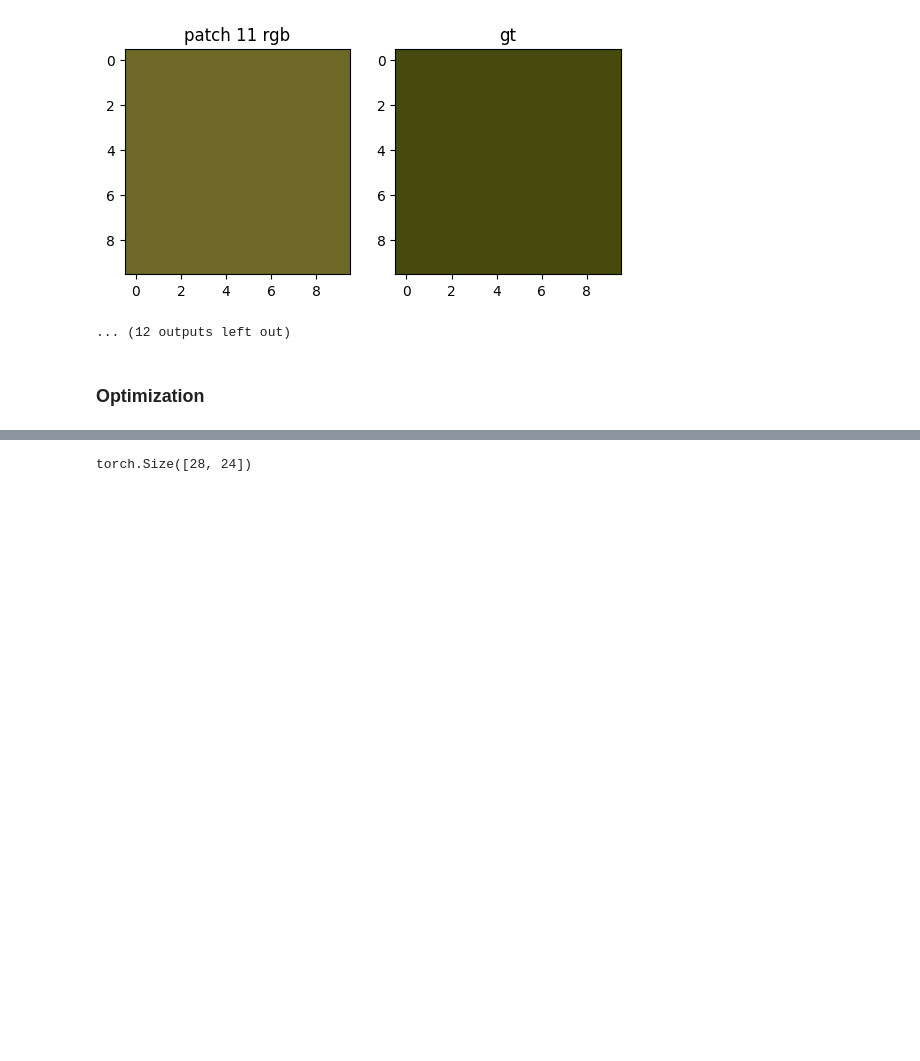
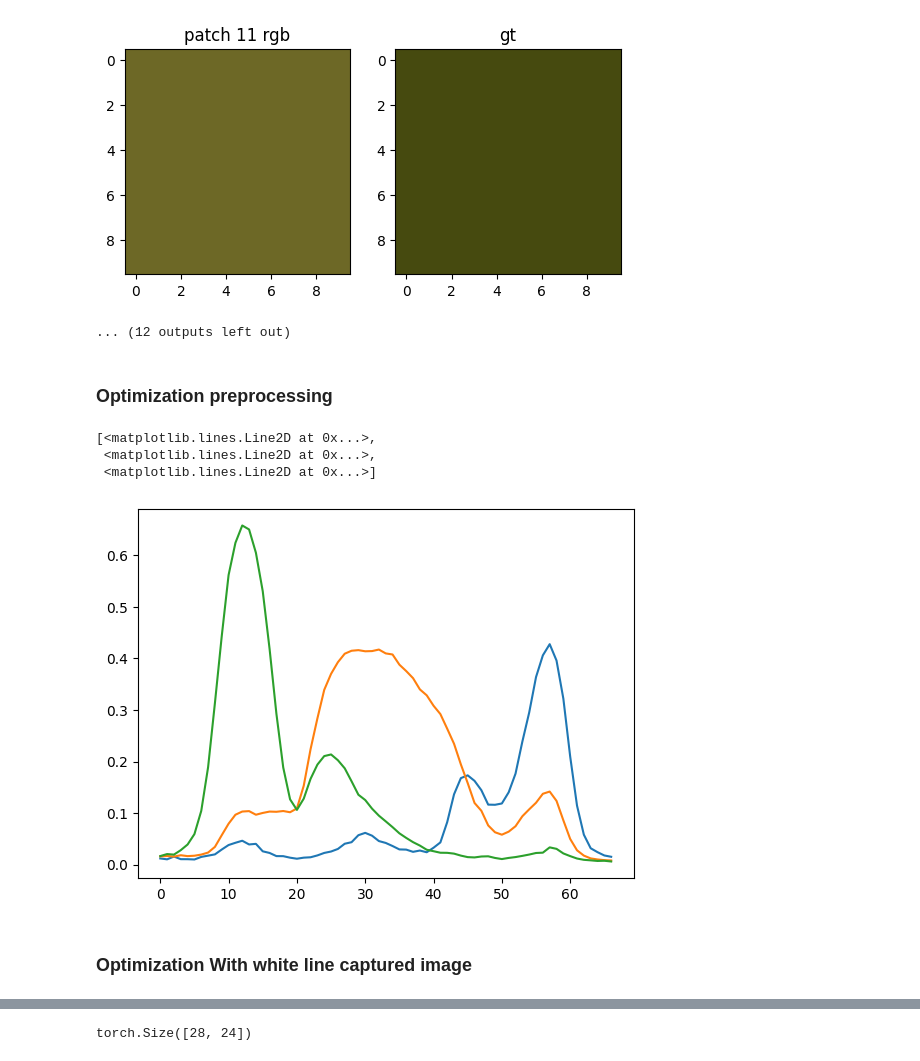
Before and after one commit to shshin1210/DSL, a Jupyter notebook: calibration/radiometric_cal/crf_optimization.ipynb, the cells around one changed output, grey strips where cells are left out. Saved outputs shown, nothing was run; the diff lists cells and outputs as text; code cells hidden in the pictures; blank space fills up the shorter version.

```diff
--- a/calibration/radiometric_cal/crf_optimization.ipynb
+++ b/calibration/radiometric_cal/crf_optimization.ipynb
@@ -132,7 +132,7 @@ for patch in range(24):
 [figure]
 ... (12 outputs left out)
 # %% [markdown]
-### Optimization
+### Optimization preprocessing
 # %%
 # for all patches
 def single_patch(patch, CRF, white_pattern_hyp):
@@ -149,0 +154,37 @@ def single_patch(patch, CRF, white_pattern_hyp):
+# %%
+# args
+n_illum = 318
+n_patches = 24
+n_channel = 3
+patch_size = 3
+
+# plot reflectance for each patches - real
+# patches : 24개, wvl : 25 개
+patches_rgb_real = np.zeros(shape = (n_illum, n_patches, n_channel))
+patches_idx = all_patches_center_pts
+
+# max value
+max_val = hdr_imgs.max()
+
+for l in range(318):
+        y_idx_start, y_idx_end = (patches_idx[:,1] - patch_size//2).astype(np.int32), (patches_idx[:,1] + patch_size//2).astype(np.int32)
+        x_idx_start, x_idx_end = (patches_idx[:,0] - patch_size//2).astype(np.int32), (patches_idx[:,0] + patch_size//2).astype(np.int32)
+
+        for p in range(n_patches):
+                y_idx, x_idx = patches_idx[p,1], patches_idx[p,0]
+                rgb_intensity = (hdr_imgs[y_idx_start[p]:y_idx_end[p], x_idx_start[p]:x_idx_end[p], l] / max_val).reshape(-1, 3).mean(axis = 0)
+                patches_rgb_real[l, p] = rgb_intensity
+
+# white
+patch_num = 18
+start_idx, end_idx = 184, 251
+patch_range = np.arange(start_idx, end_idx+1)
+
+idx = 8
+
+plt.plot(patches_rgb_real[start_idx:end_idx, patch_num]) # 78 ~ 102 총 25개
+# %% [output]
+[<matplotlib.lines.Line2D at 0x...>,
+ <matplotlib.lines.Line2D at 0x...>,
+ <matplotlib.lines.Line2D at 0x...>]
+[figure, added]
@@ -159,3 +205,5 @@ PEF = torch.tensor(PEF.astype(np.float32))
 
 ref_CC = torch.tensor(ref_CC.astype(np.float32))
 all_patches_center_pts = torch.tensor(all_patches_center_pts)
+# %% [markdown]
+### Optimization With white line captured image
```
Also changed, not shown: parts of 10 cells of this notebook.
